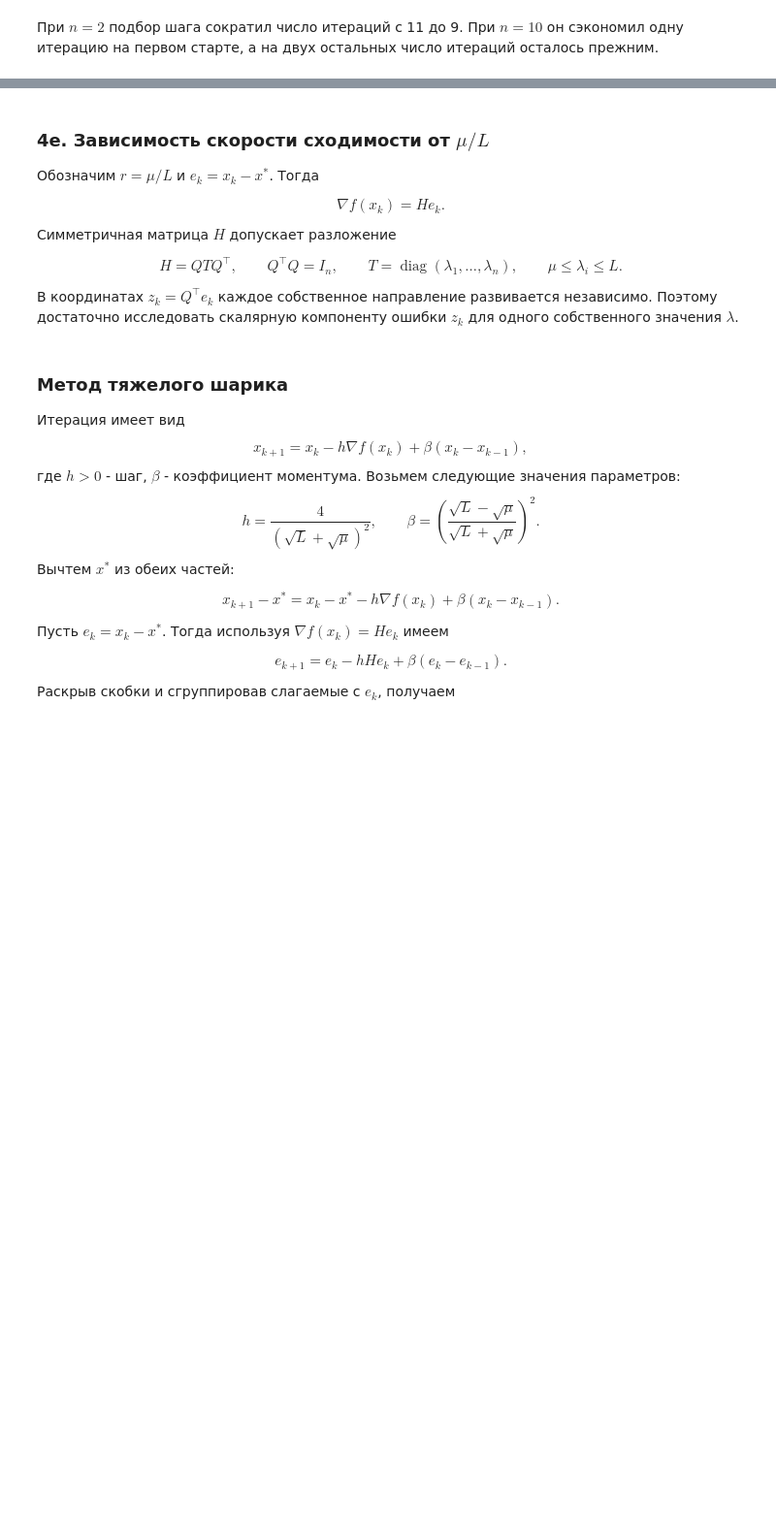
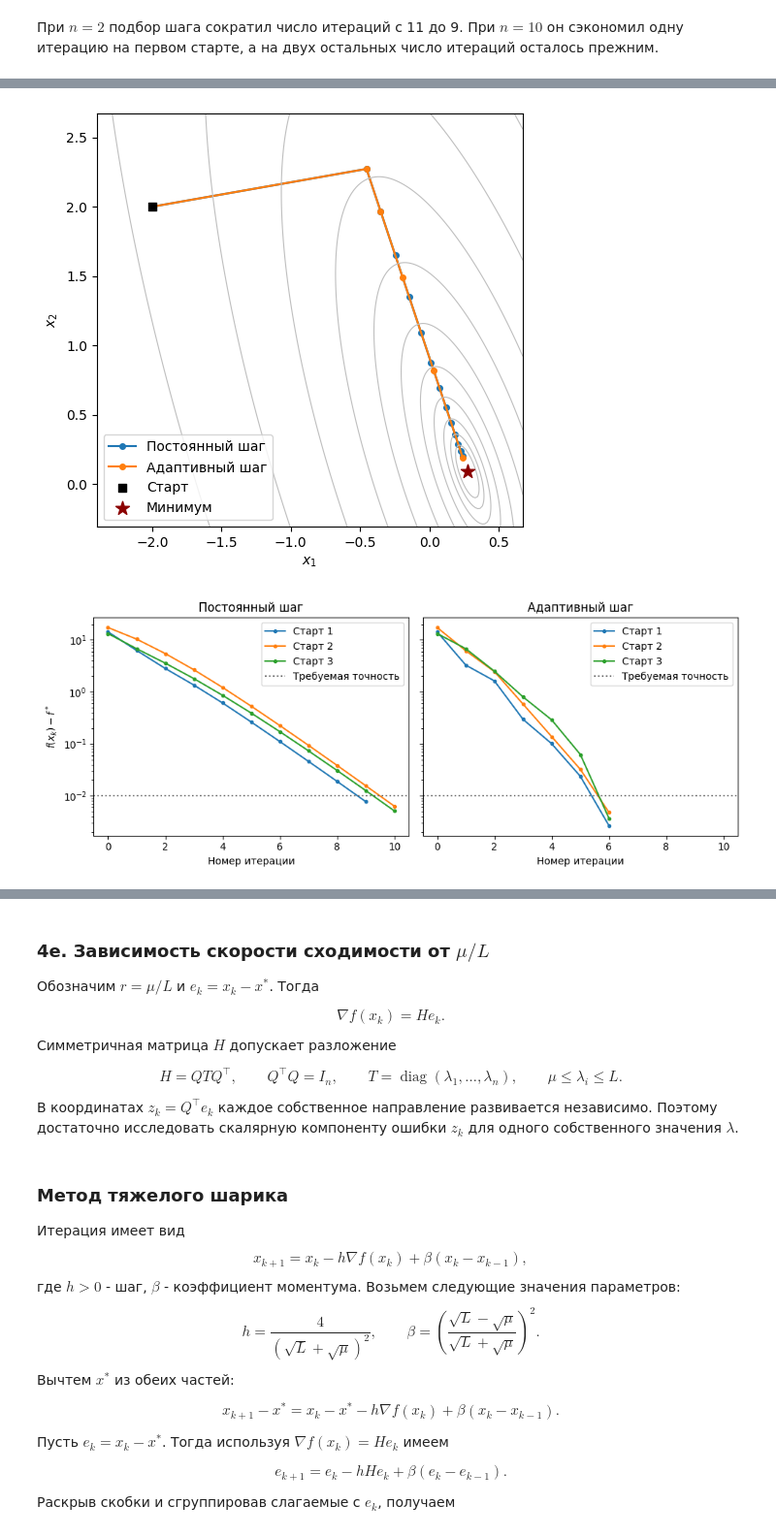
Before and after one commit to Sehpiiik/OM, a Jupyter notebook: lab1/lab1.ipynb, the cells around one changed output, grey strips where cells are left out. Shown at 97% size. Saved outputs shown, nothing was run; the diff lists cells and outputs as text; code cells hidden in the pictures; blank space fills up the shorter version.

```diff
--- a/lab1/lab1.ipynb
+++ b/lab1/lab1.ipynb
@@ -568,0 +581,13 @@ def run_heavy_ball(problem, x0, f_star, L, mu, eps=0.01, keep_history=False,
+# %%
+def nesterov_parameters(L, mu):
+  if mu < 0:
+    raise ValueError("Константа mu не может быть отрицательной")
+  step = 1.0 / L
+  if mu > 0:
+    # Случай сильно выпуклой функции alpha = 1.0
+    root_sum = np.sqrt(L) + np.sqrt(mu)
+    beta = (np.sqrt(L) - np.sqrt(mu)) / root_sum
+  else:
+    beta = None  # beta зависит от номера итерации k и вычисляется внутри цикла
+
+  return step, beta
@@ -810,0 +1096,15 @@ plot_by_n(strong_by_n)
+# %%
+plane_nest = run_nesterov(plane_problem, plane_start, plane_value, plane_L, plane_mu,
+                                     keep_history=True)
+plane_adaptive_nest = adaptive_nesterov(plane_problem, plane_start, plane_value, plane_L, plane_mu,
+                                     keep_history=True)
+paths_nest = {"Постоянный шаг": np.array(plane_nest.trajectory)}
+paths_nest["Адаптивный шаг"] = np.array(plane_adaptive_nest.trajectory)
+plot_trajectories(paths_nest)
+
+samples_nest = {"Постоянный шаг": example_runs(run_nesterov)}
+samples_nest["Адаптивный шаг"] = example_runs(adaptive_nesterov)
+plot_accuracy(samples_nest)
+# %% [output]
+[figure, added]
+[figure, added]
```
Also changed, not shown: parts of 22 cells of this notebook.
